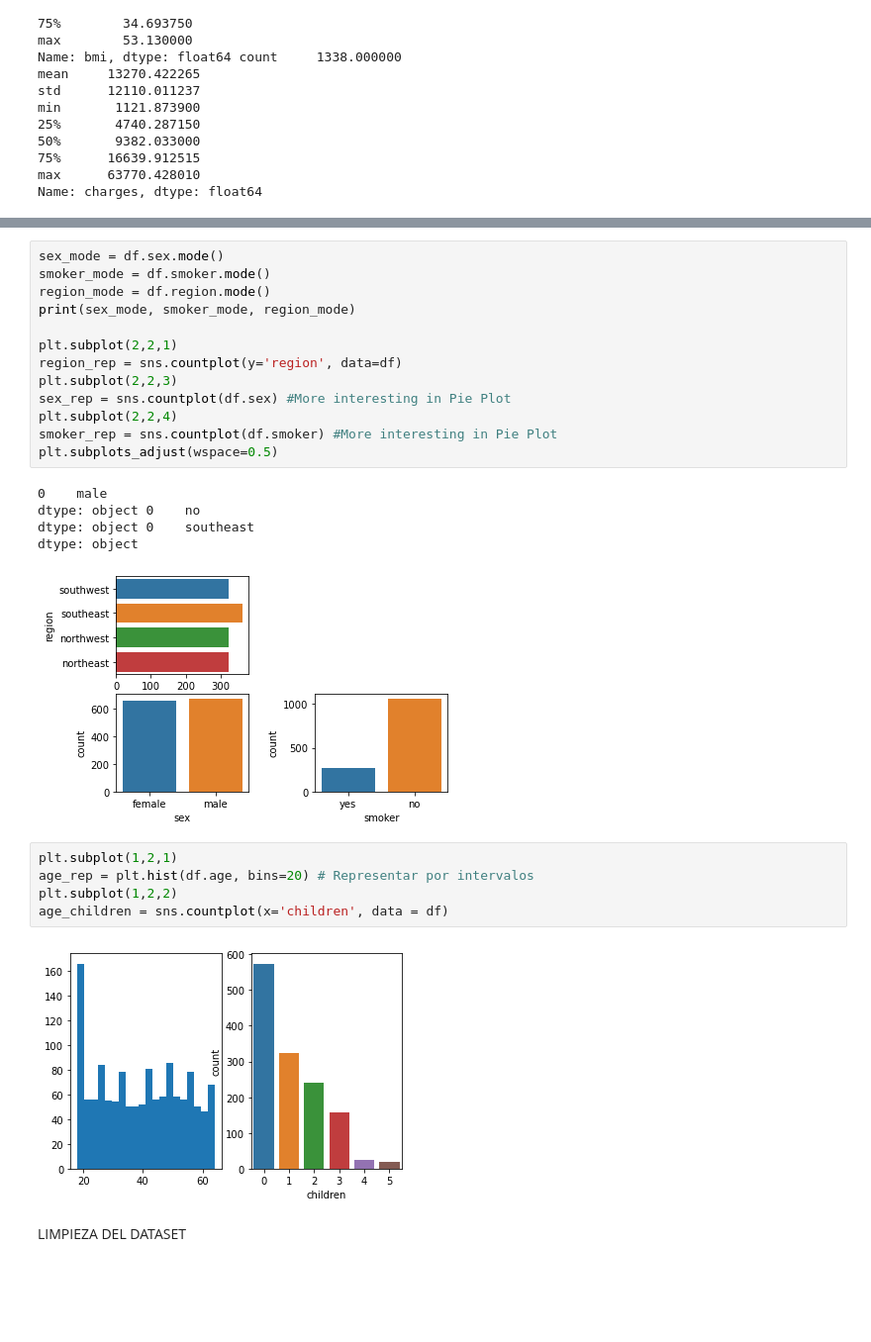
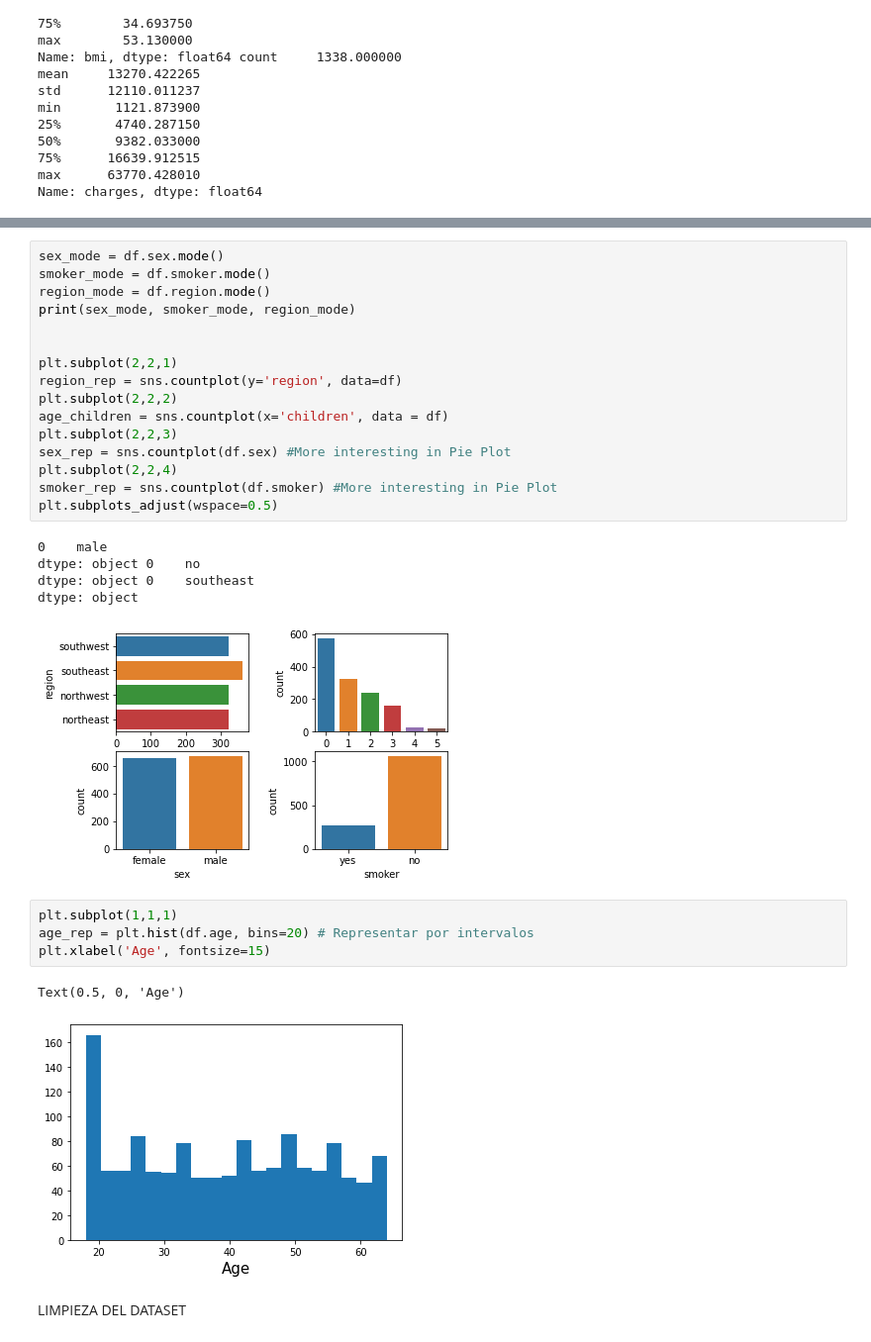
Before and after one commit to Ismaelpbla/Medical_Insurance_costs, a Jupyter notebook: script.ipynb, the cells around one changed output, grey strips where cells are left out. Shown: that part at 99% size. Saved outputs shown, nothing was run; the diff lists cells and outputs as text; blank space fills up the shorter version.

```diff
--- a/script.ipynb
+++ b/script.ipynb
@@ -107,8 +111,11 @@ smoker_mode = df.smoker.mode()
 region_mode = df.region.mode()
 print(sex_mode, smoker_mode, region_mode)
 
+
 plt.subplot(2,2,1)
 region_rep = sns.countplot(y='region', data=df)
+plt.subplot(2,2,2)
+age_children = sns.countplot(x='children', data = df)
 plt.subplot(2,2,3)
 sex_rep = sns.countplot(df.sex) #More interesting in Pie Plot
 plt.subplot(2,2,4)
@@ -119,14 +126,14 @@ plt.subplots_adjust(wspace=0.5)
 dtype: object 0    no
 dtype: object 0    southeast
 dtype: object
-[figure, old version]
+[figure, new version]
 # %%
-plt.subplot(1,2,1)
+plt.subplot(1,1,1)
 age_rep = plt.hist(df.age, bins=20) # Representar por intervalos
-plt.subplot(1,2,2)
-age_children = sns.countplot(x='children', data = df)
+plt.xlabel('Age', fontsize=15)
 # %% [output]
+Text(0.5, 0, 'Age')
-[figure, old version]
+[figure, new version]
 # %% [markdown]
 LIMPIEZA DEL DATASET
 # %%
```
Also changed, not shown: parts of 9 cells of this notebook.
